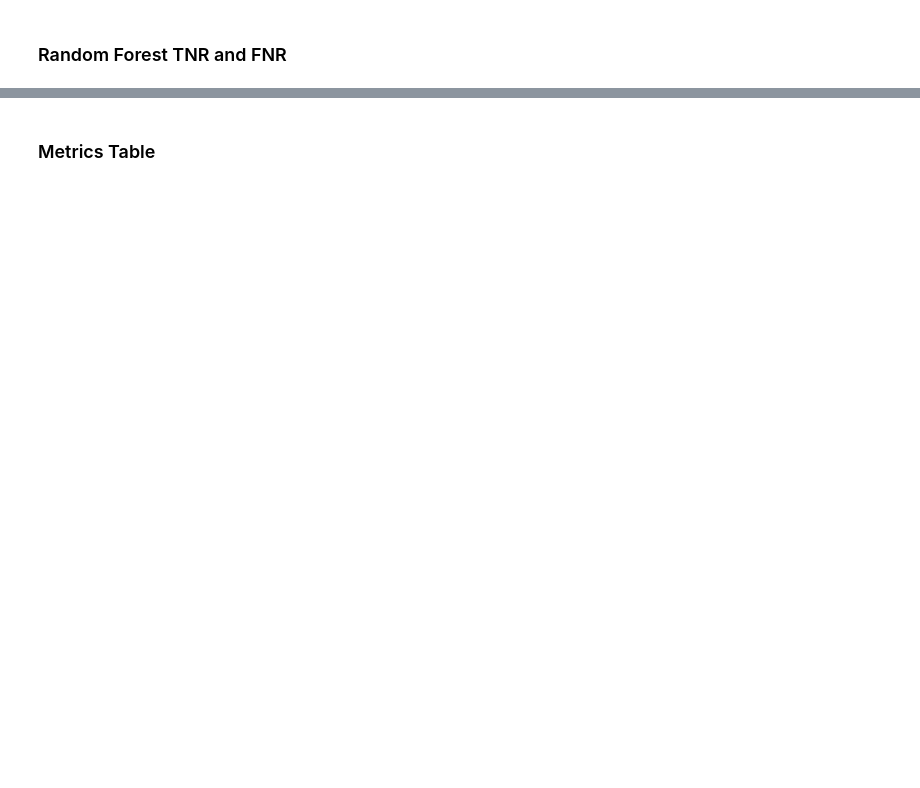
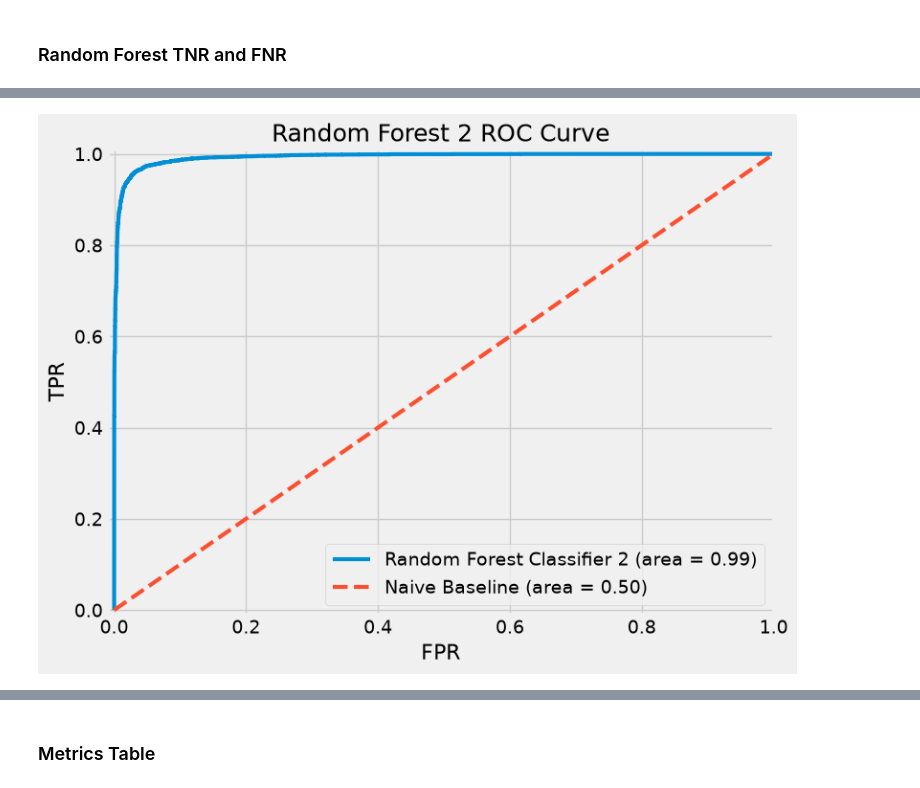
Before and after one commit to SevenWoos/MachineLearningProjects, a Jupyter notebook: pokemon_projects/pokemon_ml/test2/poke_ml_test2.ipynb, the cells around one changed output, grey strips where cells are left out. Drawn from its saved outputs; the diff is of its cells as text; code cells hidden in the pictures; blank space fills up the shorter version.

```diff
--- a/pokemon_projects/pokemon_ml/test2/poke_ml_test2.ipynb
+++ b/pokemon_projects/pokemon_ml/test2/poke_ml_test2.ipynb
@@ -2140,32 +2189,34 @@ plt.show()
 # %%
-rf_probs2 = rf_cv2.predict_proba(X_test)[:, 1]
+rf_probs2 = rf2_cv.predict_proba(X_test)[:, 1]
 
 fpr, tpr, _ = roc_curve(y_test, rf_probs)
 roc_auc = auc(fpr, tpr)
 
 plt.figure(figsize=(8, 6))
 plt.title("Random Forest 2 ROC Curve", fontsize=18)
 plt.xlabel("FPR", fontsize=16)
 plt.ylabel("TPR", fontsize=16)
 plt.xlim([-0.01, 1.00])
 plt.ylim([-0.01, 1.01])
 
 plt.plot(
     fpr,
     tpr,
     lw=3,
     label="Random Forest Classifier 2 (area = {:0.2f})".format(roc_auc)
 )
 
 plt.plot(
     [0, 1],
     [0, 1],
     lw=3,
     linestyle="--",
     label="Naive Baseline (area = 0.50)"
 )
 
 plt.legend(loc="lower right", fontsize=14)
 plt.show()
+# %% [output]
+[figure, added]
 # %%
 print(classification_report(y_test, rf2_test_preds))
```
Also changed, not shown: parts of 22 cells of this notebook.
